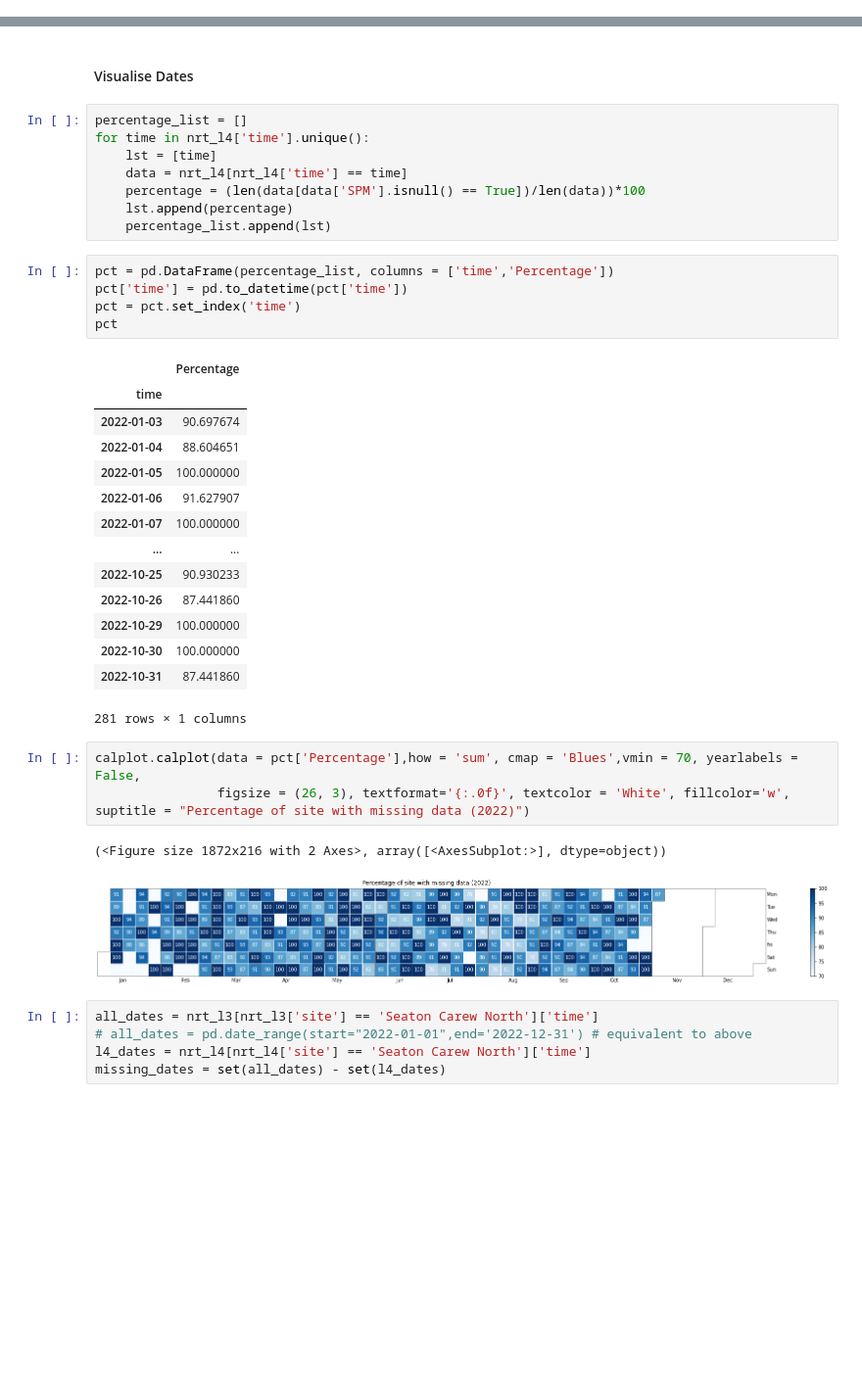
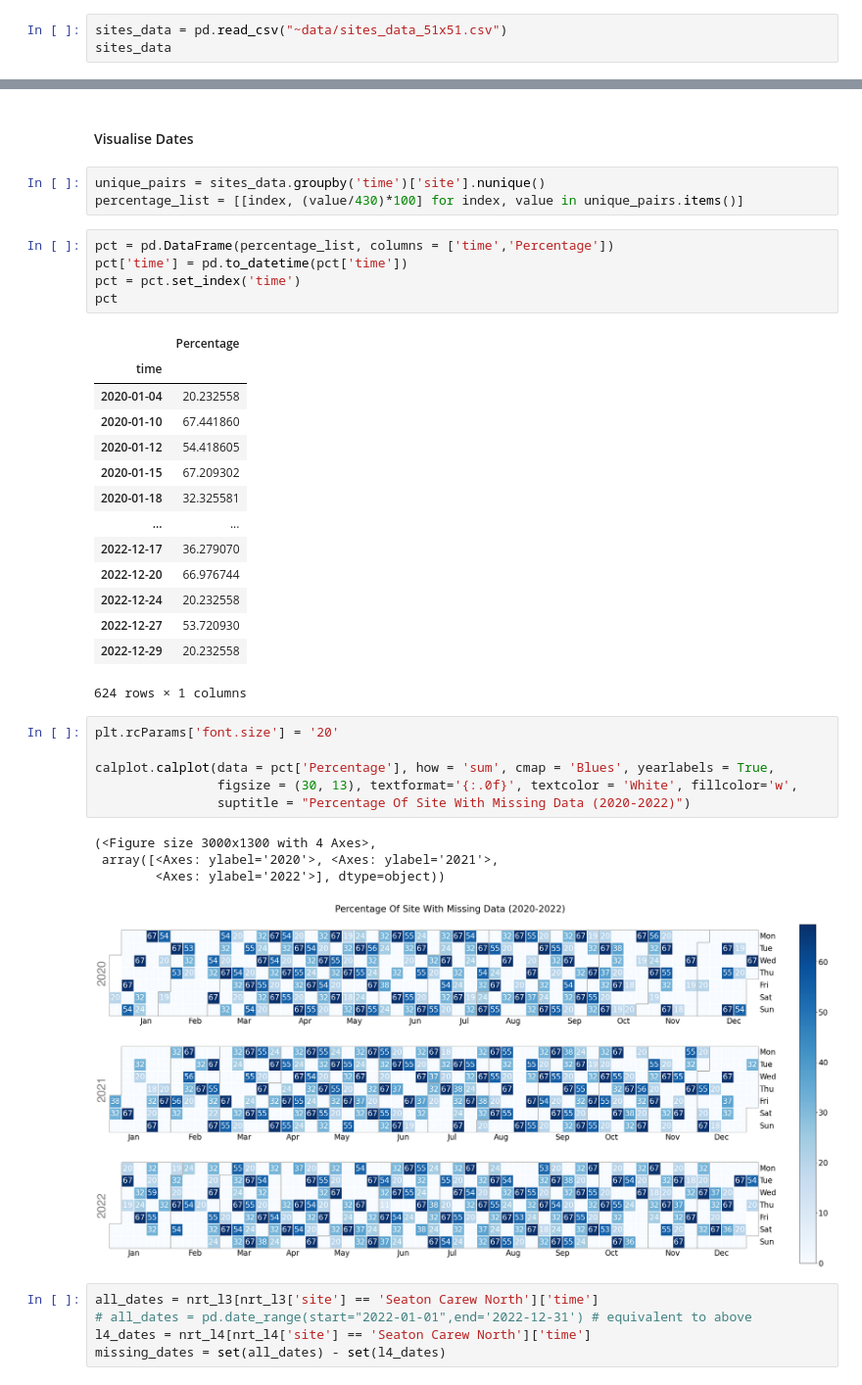
Before and after one commit to gravity948/capstone-project-sewage-pollution, a Jupyter notebook: ~old-redundant-files/data extraction with OPeNDAP/Copernicus Website Data Extraction Troubleshooting.ipynb, the cells around one changed output, grey strips where cells are left out. Shown at 98% size. Saved outputs shown, nothing was run; the diff lists cells and outputs as text; blank space fills up the shorter version.

```diff
--- a/~old-redundant-files/data extraction with OPeNDAP/Copernicus Website Data Extraction Troubleshooting.ipynb
+++ b/~old-redundant-files/data extraction with OPeNDAP/Copernicus Website Data Extraction Troubleshooting.ipynb
@@ -69,0 +30,3 @@ nrt_l4
+# %%
+sites_data = pd.read_csv("~data/sites_data_51x51.csv")
+sites_data
@@ -70,13 +47,8 @@ nrt_l4
 # %% [markdown]
 #### Visualise Dates
-# %%
-percentage_list = []
-for time in nrt_l4['time'].unique():
-    lst = [time]
-    data = nrt_l4[nrt_l4['time'] == time]
-    percentage = (len(data[data['SPM'].isnull() == True])/len(data))*100
-    lst.append(percentage)
-    percentage_list.append(lst)
+# %%
+unique_pairs = sites_data.groupby('time')['site'].nunique()
+percentage_list = [[index, (value/430)*100] for index, value in unique_pairs.items()]
 # %%
 pct = pd.DataFrame(percentage_list, columns = ['time','Percentage'])
 pct['time'] = pd.to_datetime(pct['time'])
@@ -85,24 +57,29 @@ pct
 # %% [output]
 |  | Percentage |
 | time |  |
-| 2022-01-03 | 90.697674 |
-| 2022-01-04 | 88.604651 |
-| 2022-01-05 | 100.000000 |
-| 2022-01-06 | 91.627907 |
-| 2022-01-07 | 100.000000 |
+| 2020-01-04 | 20.232558 |
+| 2020-01-10 | 67.441860 |
+| 2020-01-12 | 54.418605 |
+| 2020-01-15 | 67.209302 |
+| 2020-01-18 | 32.325581 |
 | ... | ... |
-| 2022-10-25 | 90.930233 |
-| 2022-10-26 | 87.441860 |
-| 2022-10-29 | 100.000000 |
-| 2022-10-30 | 100.000000 |
-| 2022-10-31 | 87.441860 |
+| 2022-12-17 | 36.279070 |
+| 2022-12-20 | 66.976744 |
+| 2022-12-24 | 20.232558 |
+| 2022-12-27 | 53.720930 |
+| 2022-12-29 | 20.232558 |
-281 rows × 1 columns
+624 rows × 1 columns
 # %%
-calplot.calplot(data = pct['Percentage'],how = 'sum', cmap = 'Blues',vmin = 70, yearlabels = False,
-                figsize = (26, 3), textformat='{:.0f}', textcolor = 'White', fillcolor='w', suptitle = "Percentage of site with missing data (2022)")
+plt.rcParams['font.size'] = '20'
+
+calplot.calplot(data = pct['Percentage'], how = 'sum', cmap = 'Blues', yearlabels = True,
+                figsize = (30, 13), textformat='{:.0f}', textcolor = 'White', fillcolor='w',
+                suptitle = "Percentage Of Site With Missing Data (2020-2022)")
 # %% [output]
-(<Figure size 1872x216 with 2 Axes>, array([<AxesSubplot:>], dtype=object))
+(<Figure size 3000x1300 with 4 Axes>,
+ array([<Axes: ylabel='2020'>, <Axes: ylabel='2021'>,
+        <Axes: ylabel='2022'>], dtype=object))
-[figure, old version]
+[figure, new version]
 # %%
 all_dates = nrt_l3[nrt_l3['site'] == 'Seaton Carew North']['time']
 # all_dates = pd.date_range(start="2022-01-01",end='2022-12-31') # equivalent to above
```
Also changed, not shown: parts of 6 cells of this notebook, 1 other file.
